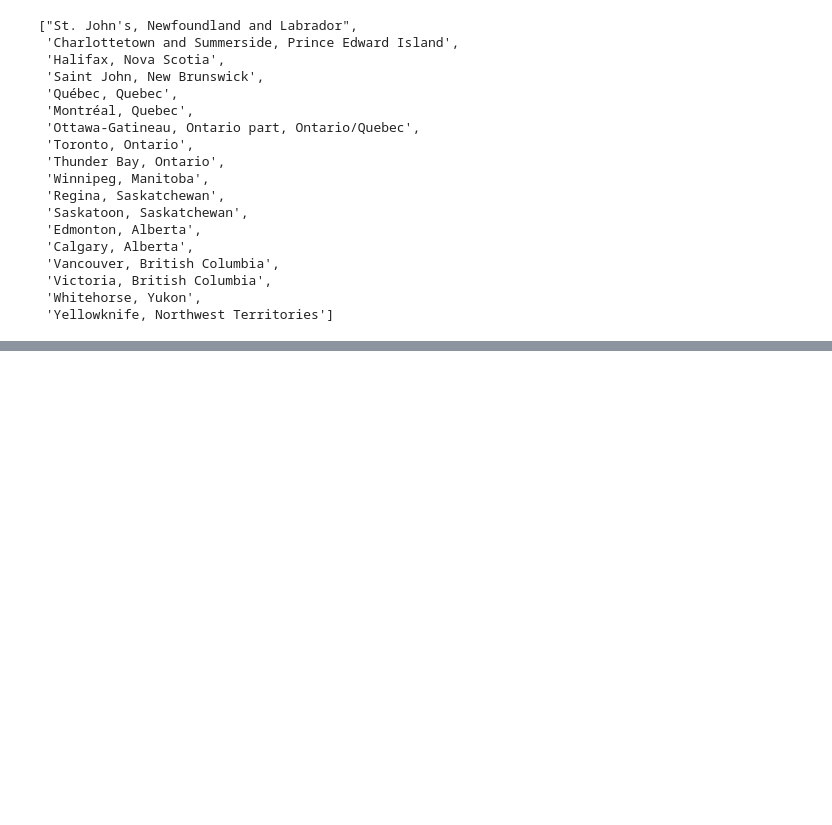
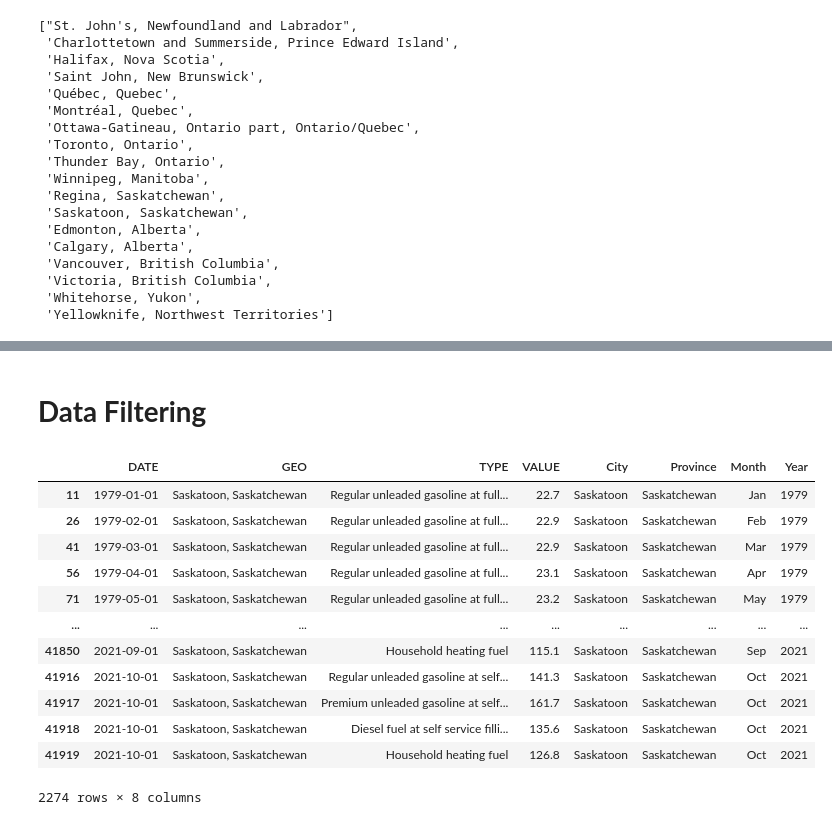
Before and after one commit to ifty54/End-End-EDA, a Jupyter notebook: 01_Exploratory_Data_Analysis.ipynb, the cells around one changed output, grey strips where cells are left out. Drawn from its saved outputs; the diff is of its cells as text; code cells hidden in the pictures; blank space fills up the shorter version.

```diff
--- a/01_Exploratory_Data_Analysis.ipynb
+++ b/01_Exploratory_Data_Analysis.ipynb
@@ -150,0 +161,19 @@ data.GEO.unique().tolist()
+# %% [markdown]
+# **Data Filtering**
+# %%
+saska_data = data[data['GEO'] == 'Saskatoon, Saskatchewan']
+saska_data
+# %% [output]
+|  | DATE | GEO | TYPE | VALUE | City | Province | Month | Year |
+| 11 | 1979-01-01 | Saskatoon, Saskatchewan | Regular unleaded gasoline at full... | 22.7 | Saskatoon | Saskatchewan | Jan | 1979 |
+| 26 | 1979-02-01 | Saskatoon, Saskatchewan | Regular unleaded gasoline at full... | 22.9 | Saskatoon | Saskatchewan | Feb | 1979 |
+| 41 | 1979-03-01 | Saskatoon, Saskatchewan | Regular unleaded gasoline at full... | 22.9 | Saskatoon | Saskatchewan | Mar | 1979 |
+| 56 | 1979-04-01 | Saskatoon, Saskatchewan | Regular unleaded gasoline at full... | 23.1 | Saskatoon | Saskatchewan | Apr | 1979 |
+| 71 | 1979-05-01 | Saskatoon, Saskatchewan | Regular unleaded gasoline at full... | 23.2 | Saskatoon | Saskatchewan | May | 1979 |
+| ... | ... | ... | ... | ... | ... | ... | ... | ... |
+| 41850 | 2021-09-01 | Saskatoon, Saskatchewan | Household heating fuel | 115.1 | Saskatoon | Saskatchewan | Sep | 2021 |
+| 41916 | 2021-10-01 | Saskatoon, Saskatchewan | Regular unleaded gasoline at self... | 141.3 | Saskatoon | Saskatchewan | Oct | 2021 |
+| 41917 | 2021-10-01 | Saskatoon, Saskatchewan | Premium unleaded gasoline at self... | 161.7 | Saskatoon | Saskatchewan | Oct | 2021 |
+| 41918 | 2021-10-01 | Saskatoon, Saskatchewan | Diesel fuel at self service filli... | 135.6 | Saskatoon | Saskatchewan | Oct | 2021 |
+| 41919 | 2021-10-01 | Saskatoon, Saskatchewan | Household heating fuel | 126.8 | Saskatoon | Saskatchewan | Oct | 2021 |
+2274 rows × 8 columns
```
Also changed, not shown: parts of 30 cells of this notebook.
